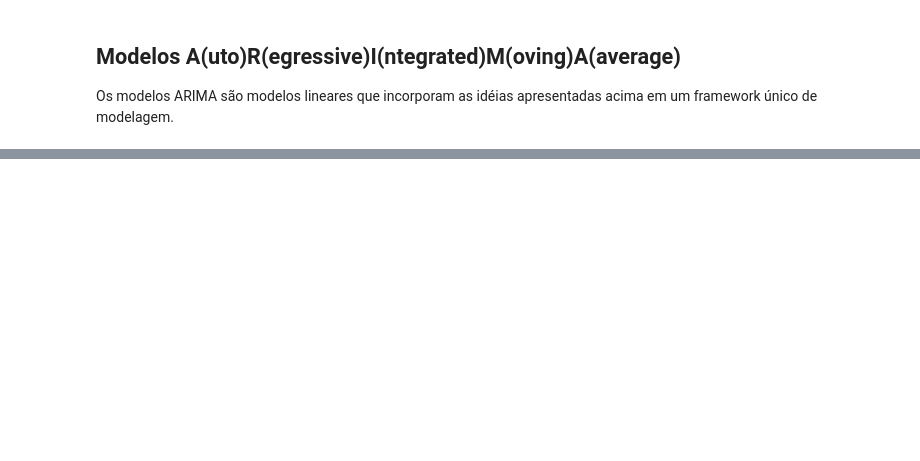
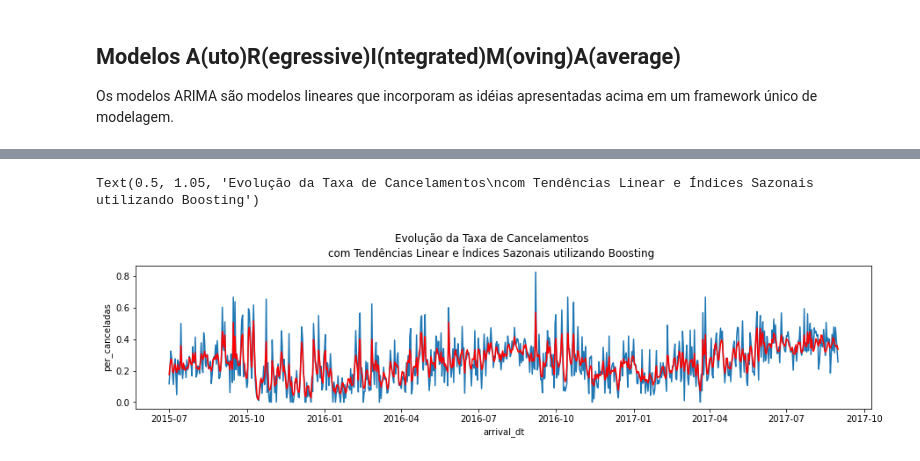
Before and after one commit to lara-bertini/Ironhack-lara, a Jupyter notebook: 20220409-OnlineClass/64 DA PT NOV-2021 Aula 20220409 Séries Temporais.ipynb, the cells around one changed output, grey strips where cells are left out. Saved outputs shown, nothing was run; the diff lists cells and outputs as text; code cells hidden in the pictures; blank space fills up the shorter version.

```diff
--- a/20220409-OnlineClass/64 DA PT NOV-2021 Aula 20220409 Séries Temporais.ipynb
+++ b/20220409-OnlineClass/64 DA PT NOV-2021 Aula 20220409 Séries Temporais.ipynb
@@ -554,0 +774,21 @@ tb_resort_ts_d['pred_arima'] = arima_fit.predict(exog = test_data[dummy_names])
+# %%
+# Encapsulando castboost
+def catboost_predict(column_list):
+    X_train = train_data[column_list]
+    X_test = test_data[column_list]
+    y_train = train_data["per_canceladas"]
+    y_test = test_data["per_canceladas"]
+    scaler = StandardScaler()
+    scaler.fit(X_train)
+    cat_fit = cat.CatBoostRegressor(iterations=20000, depth=9, od_type="Iter", od_wait=1500)
+    cat_fit.fit(
+        scaler.transform(X_train), y_train, eval_set=(scaler.transform(X_test), y_test)
+        )
+    prediction = cat_fit.predict(
+        scaler.transform(tb_resort_ts_d[column_list])
+        )
+    return prediction
+# %%
+# rodando o modelo de predição com diferentes variáveis de entrada
+# tb_resort_ts_d["pred_boosting"] = catboost_predict(spl_names + dummy_names + ["t_dias"])
+tb_resort_ts_d["pred_boosting"] = catboost_predict(spl_names + c_names + ["t_dias"])
@@ -554,0 +813,12 @@ tb_resort_ts_d['pred_arima'] = arima_fit.predict(exog = test_data[dummy_names])
+# %%
+# plotando real vs prediction de catboost
+fig, ax = plt.subplots(1, 1, figsize=(15, 3))
+sns.lineplot(data=tb_resort_ts_d, x="arrival_dt", y="per_canceladas")
+sns.lineplot(data=tb_resort_ts_d, x="arrival_dt", y="pred_boosting", color="red")
+fig.suptitle(
+    f"Evolução da Taxa de Cancelamentos\ncom Tendências Linear e Índices Sazonais utilizando Boosting",
+    y=1.05,
+)
+# %% [output]
+Text(0.5, 1.05, 'Evolução da Taxa de Cancelamentos\ncom Tendências Linear e Índices Sazonais utilizando Boosting')
+[figure, added]
```
Also changed, not shown: parts of 37 cells of this notebook, 8 other files.
